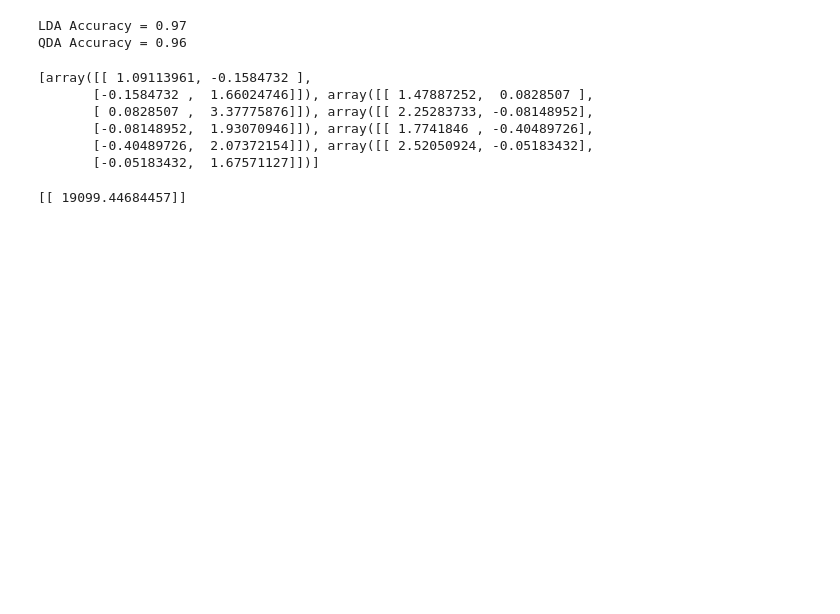
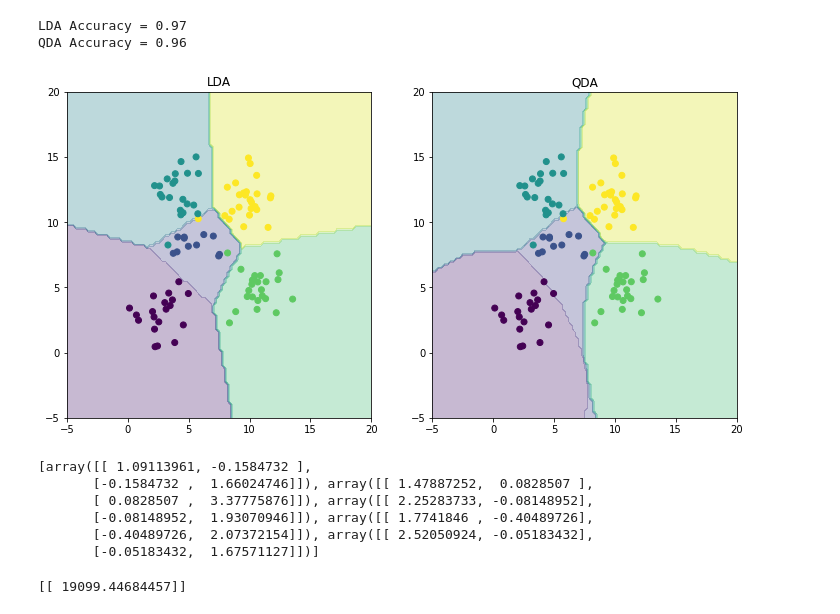
Before and after one commit to vijayaharshavardhan/MachineLearning_assignment1, a Jupyter notebook: proj1.ipynb, the cells around one changed output. Cells and saved outputs as stored; diff of their text form; code cells hidden in the pictures; blank space fills up the shorter version.

Commit message:
Included LDA QDA graph in the first problem

```diff
--- a/proj1.ipynb
+++ b/proj1.ipynb
@@ -228,33 +228,56 @@ def qdaTest(means,covmats,Xtest,ytest):
         while(index2<(means.size)/2):
             class_mean=means[index2]
             class_mean=np.array(class_mean)
             class_mean=class_mean.flatten()
             pdf_i=multivariate_normal.pdf(x_i, class_mean, covmats[index2])
             if(pdf_i>=pdf):
                 pdf=pdf_i
                 classifier=index2
             index2=index2+1
         label=classifier+1
         if label != ytest[index]:
             total_wrong_labels = total_wrong_labels+1
         index=index+1
         ypred.append(label)
     acc=(ytest.size-total_wrong_labels)/ytest.size
     ypred=np.array(ypred)
     ypred=np.asmatrix(ypred)
     ypred=ypred.transpose()
     return acc,ypred
 # LDA
 means,covmat = ldaLearn(X,y)
 ldaacc,ldares = ldaTest(means,covmat,Xtest,ytest)
 print('LDA Accuracy = '+str(ldaacc))
 # QDA
 means,covmats = qdaLearn(X,y)
 qdaacc,qdares = qdaTest(means,covmats,Xtest,ytest)
 print('QDA Accuracy = '+str(qdaacc))
+x1 = np.linspace(-5,20,100)
+x2 = np.linspace(-5,20,100)
+xx1,xx2 = np.meshgrid(x1,x2)
+xx = np.zeros((x1.shape[0]*x2.shape[0],2))
+xx[:,0] = xx1.ravel()
+xx[:,1] = xx2.ravel()
+
+fig = plt.figure(figsize=[12,6])
+plt.subplot(1, 2, 1)
+
+zacc,zldares = ldaTest(means,covmat,xx,np.zeros((xx.shape[0],1)))
+plt.contourf(x1,x2,zldares.reshape((x1.shape[0],x2.shape[0])),alpha=0.3)
+plt.scatter(Xtest[:,0],Xtest[:,1],c=ytest.flatten())
+plt.title('LDA')
+
+plt.subplot(1, 2, 2)
+
+zacc,zqdares = qdaTest(means,covmats,xx,np.zeros((xx.shape[0],1)))
+plt.contourf(x1,x2,zqdares.reshape((x1.shape[0],x2.shape[0])),alpha=0.3)
+plt.scatter(Xtest[:,0],Xtest[:,1],c=ytest.flatten())
+plt.title('QDA')
+plt.show()
 # %% [output]
 LDA Accuracy = 0.97
 QDA Accuracy = 0.96
+[figure, added]
 # %%
 # implementing LDA Learning
 if sys.version_info.major == 2:
```
Also changed, not shown: 1 other file.
